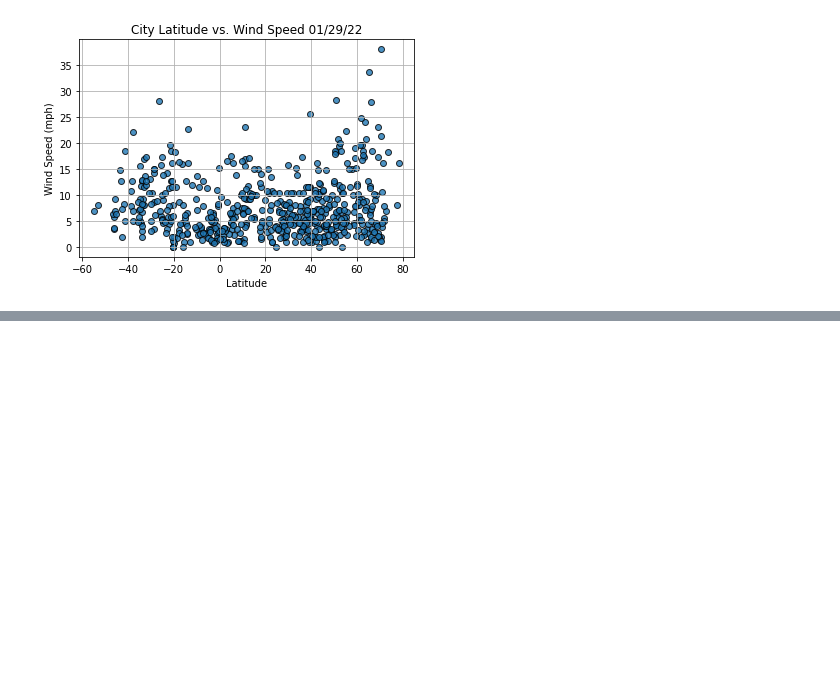
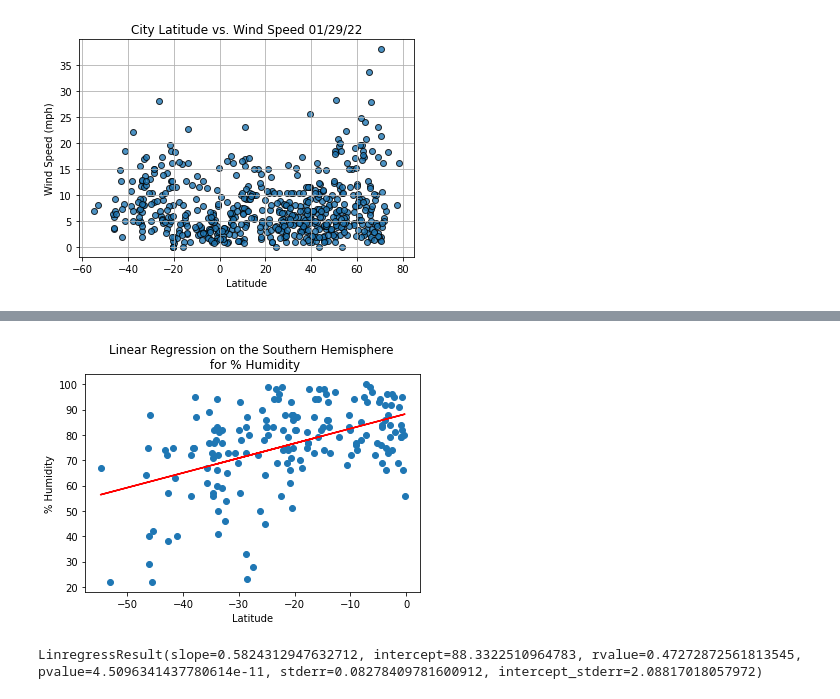
Before and after one commit to zwa004/World_Weather_Analysis, a Jupyter notebook: WeatherPy.ipynb, the cells around one changed output, grey strips where cells are left out. Saved outputs shown, nothing was run; the diff lists cells and outputs as text; code cells hidden in the pictures; blank space fills up the shorter version.

```diff
--- a/WeatherPy.ipynb
+++ b/WeatherPy.ipynb
@@ -271,0 +380,14 @@ plt.show()
+# %%
+# Linear regression on the Southern Hemisphere
+x_values = southern_hemi_df["Lat"]
+y_values = southern_hemi_df["Humidity"]
+# Call the function.
+plot_linear_regression(x_values, y_values,
+                       'Linear Regression on the Southern Hemisphere \n for % Humidity', '% Humidity',(-50,15))
+
+# Print linear regression data
+raw_regress = linregress(x_values, y_values)
+print(raw_regress)
+# %% [output]
+[figure, added]
+LinregressResult(slope=0.5824312947632712, intercept=88.3322510964783, rvalue=0.47272872561813545, pvalue=4.5096341437780614e-11, stderr=0.08278409781600912, intercept_stderr=2.08817018057972)
```
Also changed, not shown: parts of 12 cells of this notebook, 1 other file.
